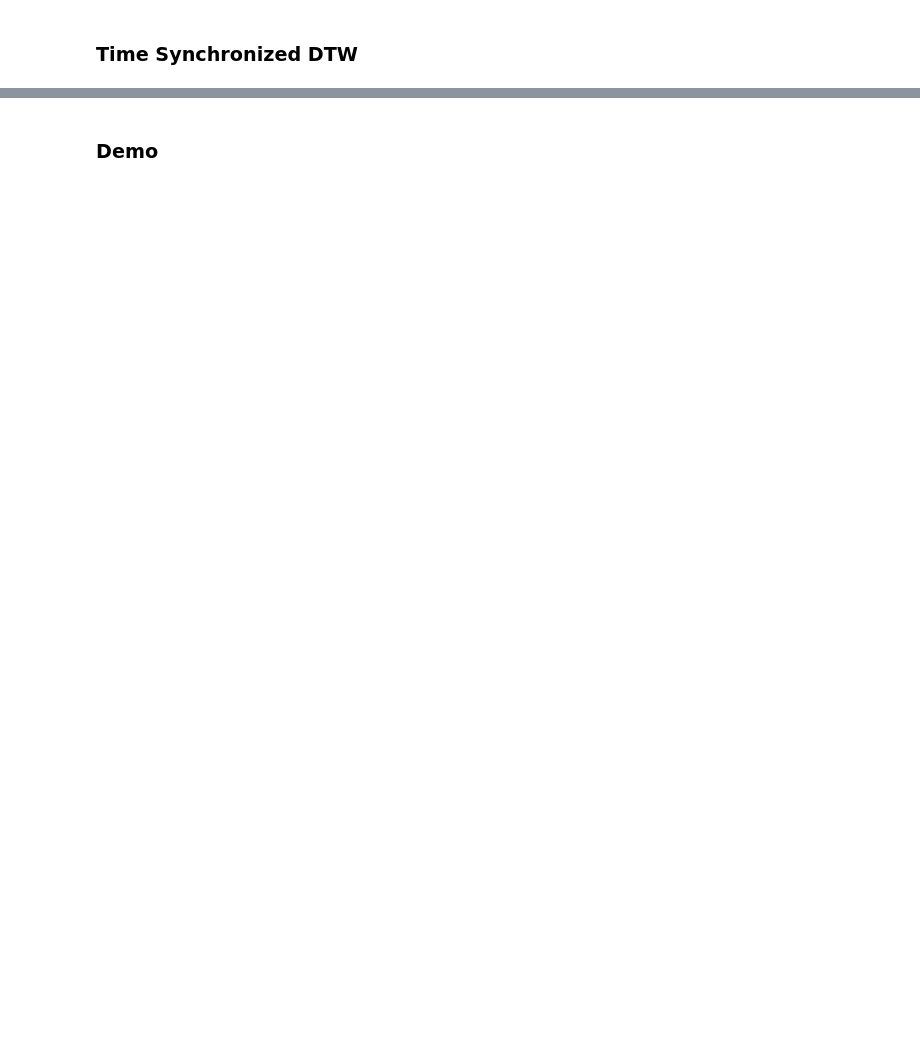
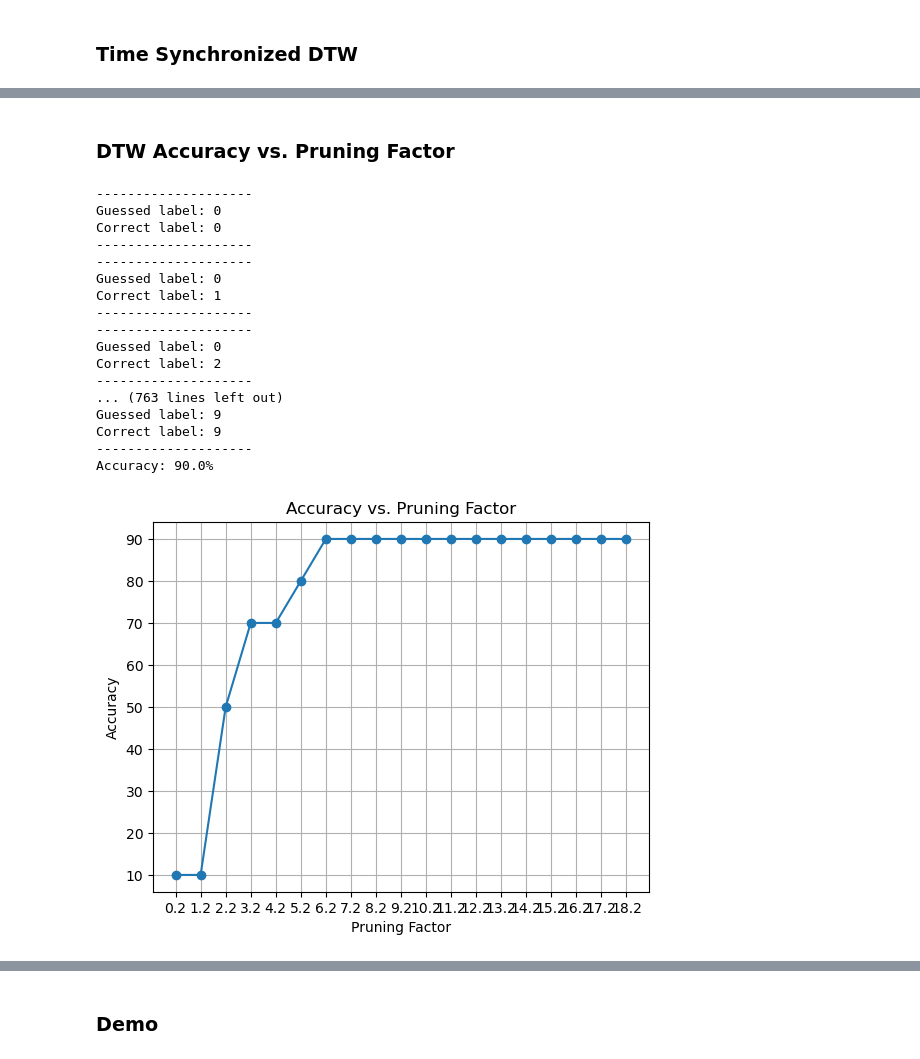
Before and after one commit to loeeeee/CS-304-Speech-Recognition-Code, a Jupyter notebook: src/loe-speech-recognition/project3_interface.ipynb, the cells around one changed output, grey strips where cells are left out. Saved outputs shown, nothing was run; the diff lists cells and outputs as text; code cells hidden in the pictures; blank space fills up the shorter version.

```diff
--- a/src/loe-speech-recognition/project3_interface.ipynb
+++ b/src/loe-speech-recognition/project3_interface.ipynb
@@ -289,0 +326,54 @@ Accuracy: 94.0%
+# %% [markdown]
+### DTW Accuracy vs. Pruning Factor
+# %%
+from dynamic_time_wrapping_2 import DynamicTimeWarping
+
+train_data, train_labels = load_digit_data(train_directory, number_to_load=2)
+test_data, test_labels = load_digit_data(test_directory, number_to_load=1)
+
+pruning_factors = [i - 0.8 for i in range(1, 20)]
+accuracy_result = []
+
+for pruning_factor in pruning_factors:
+    hit = 0
+    for test_datum, test_label in zip(test_data, test_labels):
+        dtw_mine = DynamicTimeWarping(train_data, test_datum, pruning=True, pruning_factor=pruning_factor)
+        index, min_distance = dtw_mine.search()
+        if train_labels[index] == test_label:
+            hit += 1
+        print("--------------------")
+        print(f"Guessed label: {train_labels[index]}")
+        print(f"Correct label: {test_label}")
+        print("--------------------")
+
+    accuracy = hit/len(test_labels) * 100
+    accuracy_result.append(accuracy)
+    print(f"Accuracy: {accuracy}%")
+
+
+plt.plot(pruning_factors, accuracy_result, marker='o', linestyle='-')  # 'o' for markers, '-' for line
+plt.xlabel('Pruning Factor')
+plt.ylabel('Accuracy')
+plt.title('Accuracy vs. Pruning Factor')
+plt.xticks(pruning_factors)  # Ensure all epoch values are shown on the x-axis
+plt.grid(True)  # Add a grid for better readability (optional)
+plt.show()
+# %% [output]
+--------------------
+Guessed label: 0
+Correct label: 0
+--------------------
+--------------------
+Guessed label: 0
+Correct label: 1
+--------------------
+--------------------
+Guessed label: 0
+Correct label: 2
+--------------------
+... (763 lines left out)
+Guessed label: 9
+Correct label: 9
+--------------------
+Accuracy: 90.0%
+[figure, added]
```
Also changed, not shown: parts of 6 cells of this notebook, 2 other files.
